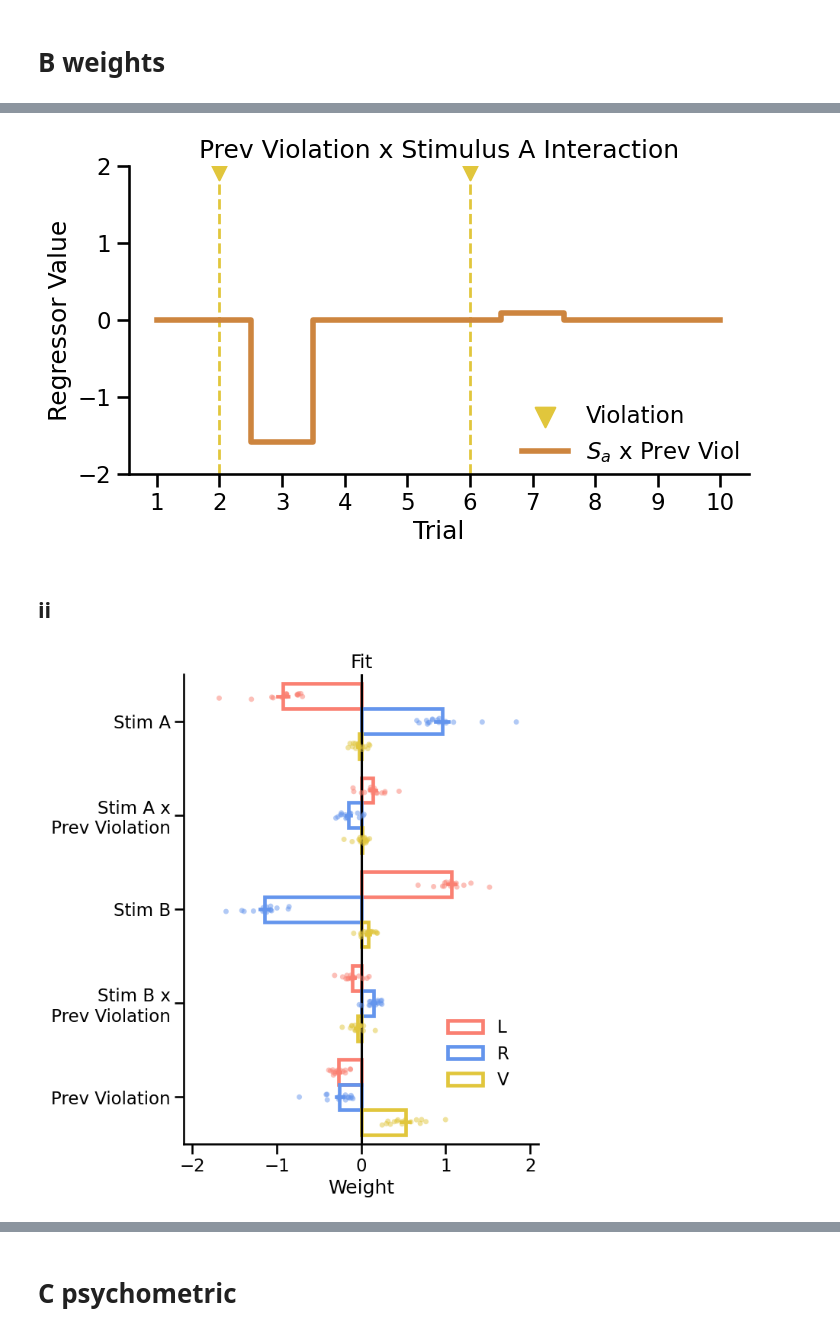
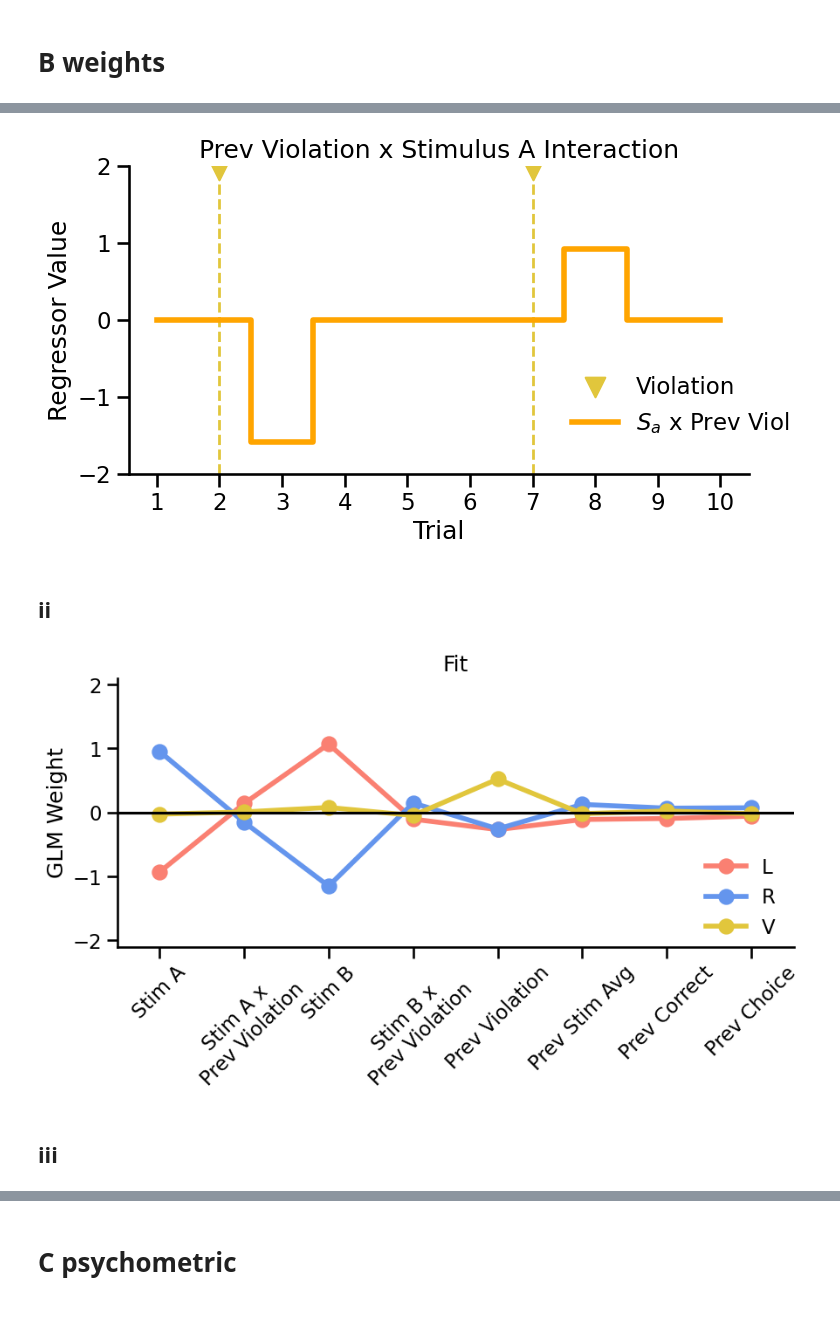
Before and after one commit to jess-breda/violations-multinomial, a Jupyter notebook: notebooks/thesis/@fig4_viol_stim_intrxs_multi.ipynb, the cells around one changed output, grey strips where cells are left out. Saved outputs shown, nothing was run; the diff lists cells and outputs as text; code cells hidden in the pictures.

```diff
--- a/notebooks/thesis/@fig4_viol_stim_intrxs_multi.ipynb
+++ b/notebooks/thesis/@fig4_viol_stim_intrxs_multi.ipynb
@@ -120,3 +88,5 @@ ddf.to_csv("data/demo_intuition_data.csv", index=False)
+# %%
+ddf = pd.read_csv("data/demo_intuition_data.csv")
 # %%
 fig, ax = plt.subplots(figsize=(8, 4))
 
@@ -168,31 +138,31 @@ plt.savefig("figures/fig4b_Stimulus_A_weights_intuition.png", dpi=300, bbox_inch
 # %%
 fig, ax = plt.subplots(figsize=(8, 4))
 
 
 vddf = ddf.query("violation == 1")
 
 ax.scatter(vddf["trial"], (vddf["violation"] + 0.95), color=c.VIOLATION_COLOR, marker="v", label="Violation", s=200)
 for trial in vddf["trial"]:
     ax.axvline(x=trial, ymax=1.0, color=c.VIOLATION_COLOR, linestyle='--', linewidth=2)
 
-sns.lineplot(x=ddf["trial"], y=ddf["s_a_x_prev_violation"], drawstyle='steps-mid', label="$S_a$ x Prev Viol", ax=ax, color="peru", linewidth=4)
+sns.lineplot(x=ddf["trial"], y=ddf["s_a_x_prev_violation"], drawstyle='steps-mid', label="$S_a$ x Prev Viol", ax=ax, color="orange", linewidth=4)
 
-ax.legend(loc="lower right", borderaxespad=0., frameon=False)
+ax.legend(bbox_to_anchor=(.7, 0.35), borderaxespad=0., frameon=False)
 
 ax.set(
     ylabel="Regressor Value",
     xlabel="Trial",
     title="Prev Violation x Stimulus A Interaction",
     ylim=(-2,2)
 )
 
 ax.set_xticks(np.arange(1, 11))  # Set x ticks from 1 to 10
 
 sns.despine()
 
 plt.savefig("figures/fig4b_interaction_intuition.png", dpi=300, bbox_inches="tight")
 # %% [output]
-[figure, old version]
+[figure, new version]
 # %% [markdown]
 ## ii
 # %%
@@ -213,31 +183,31 @@ df = mvpv.unpack_features_and_weights().query("feature in @ORDER")
 # If you want to reorder the features according to ORDER
 df['feature'] = pd.Categorical(df['feature'], categories=ORDER, ordered=True)
 # %%
-fig, ax = plt.subplots(figsize=(6, 8))
+fig, ax = plt.subplots(figsize=(10, 4))
 
-mvpv.plot_weights_summary(ax=ax,orientation="h", plot_bias = False, title="Fit", plot_individuals=True, seed=19, palette=c.MULTI_CHOICE_PAL, df=df)
+mvpv.plot_weights_summary(ax=ax,style="point", plot_bias = False, title="Fit", plot_individuals=False, seed=19, palette=c.MULTI_CHOICE_PAL, errorbar=None)
 
-ax.legend(bbox_to_anchor=(0.7, 0.3), frameon=False)
+ax.legend(bbox_to_anchor=(1, 0.4), frameon=False)
 
 LABELS = [
     "Stim A",
-    "Stim A x\n Prev Violation",
+    "Stim A x\nPrev Violation",
     "Stim B",
-    "Stim B x\n Prev Violation",
+    "Stim B x\nPrev Violation",
     "Prev Violation",
-    # "Prev Stim Avg",
-    # "Prev Correct",
-    # "Prev Choice",
+    "Prev Stim Avg",
+    "Prev Correct",
+    "Prev Choice",
 ]
 
 # set y labels
-ax.set_yticks(range(len(LABELS)))
-ax.set_yticklabels(LABELS)
+ax.set_xticks(range(len(LABELS)))
+ax.set_xticklabels(LABELS)
 
-# set x label
-ax.set_xlabel("Weight")
-ax.set_xlim(XMIN, XMAX)
+ax.set_ylim(XMIN, XMAX)
 
-plt.savefig("figures/fig4b_prev_viol_intrx_weights.png", dpi=300, bbox_inches="tight")
+plt.savefig("figures/fig4b_prev_viol_intrx_point.png", dpi=300, bbox_inches="tight")
 # %% [output]
-[figure, old version]
+[figure, new version]
+# %% [markdown]
+## iii
```
Also changed, not shown: parts of 30 cells of this notebook, 10 other files.
